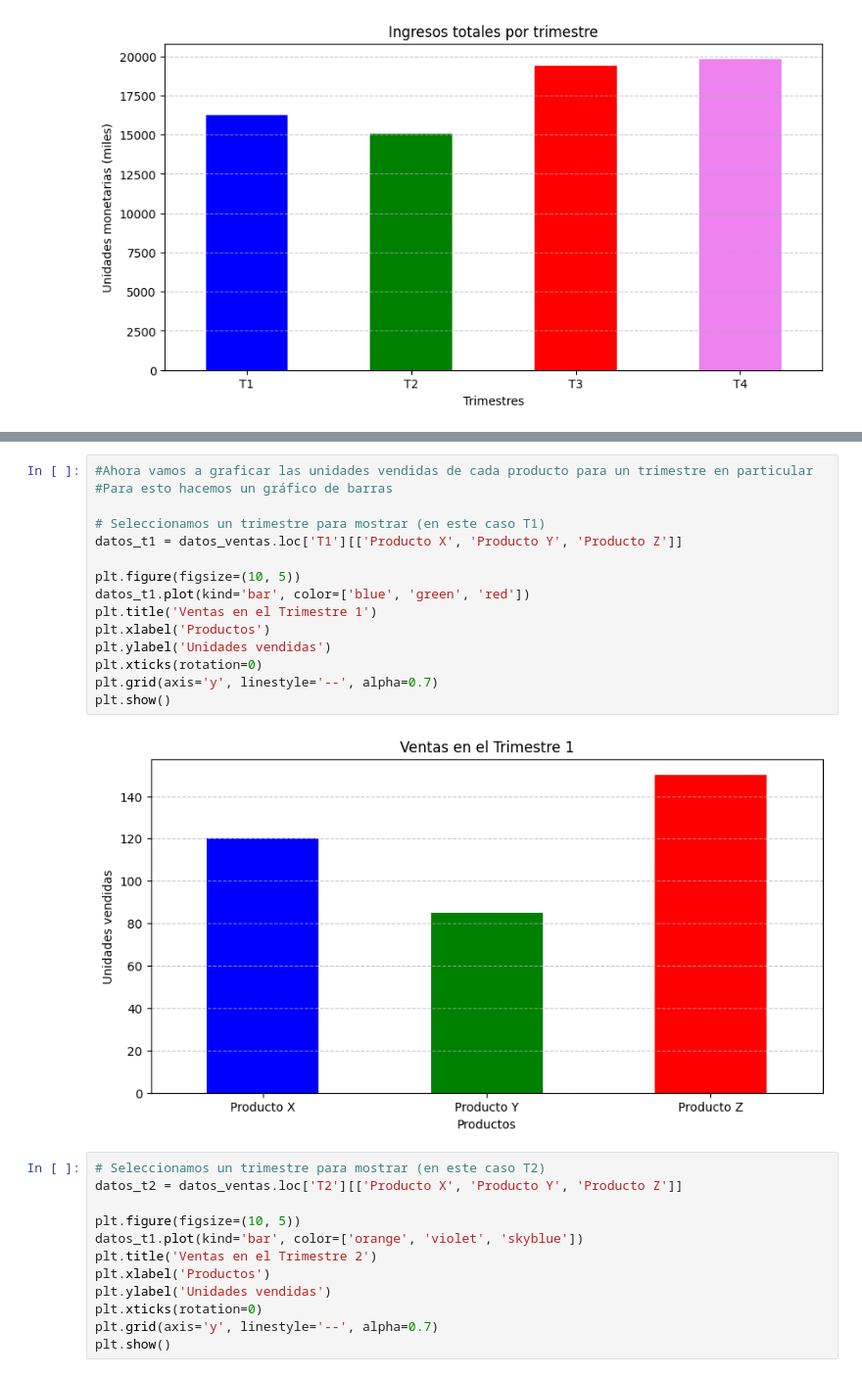
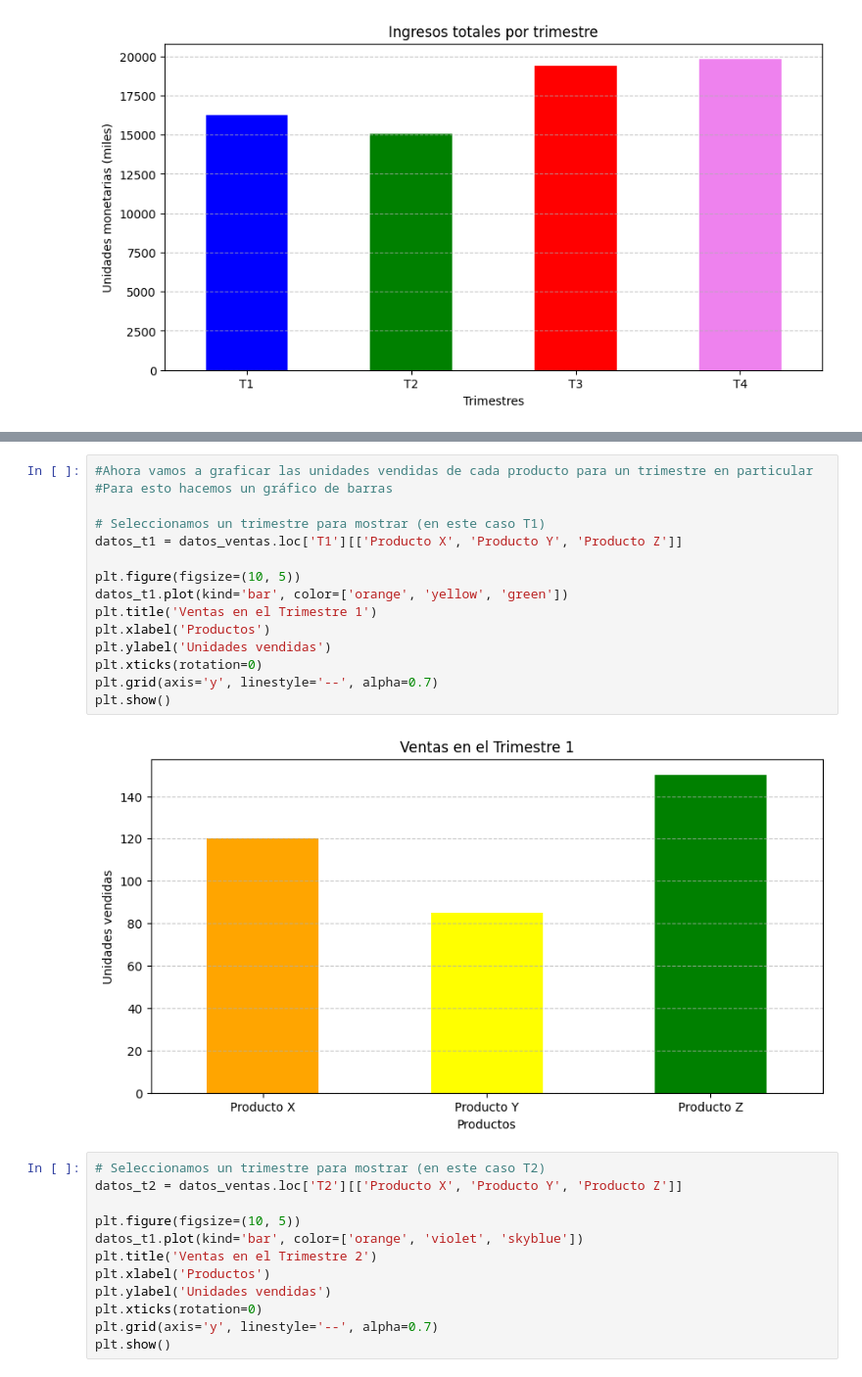
Before and after one commit to Danino99/Laboratorio-de-Metodos-Cuantitativos-Aplicados-a-la-Gestion, a Jupyter notebook: 01_intro_y_datos/clase02.ipynb, the cells around one changed output, grey strips where cells are left out. Shown at 98% size. Cells and saved outputs as stored; diff of their text form.

```diff
--- a/01_intro_y_datos/clase02.ipynb
+++ b/01_intro_y_datos/clase02.ipynb
@@ -312,20 +366,20 @@ plt.show()#pedimos ver el gráfico
 # %%
 #Ahora vamos a graficar las unidades vendidas de cada producto para un trimestre en particular
 #Para esto hacemos un gráfico de barras
 
 # Seleccionamos un trimestre para mostrar (en este caso T1)
 datos_t1 = datos_ventas.loc['T1'][['Producto X', 'Producto Y', 'Producto Z']]
 
 plt.figure(figsize=(10, 5))
-datos_t1.plot(kind='bar', color=['blue', 'green', 'red'])
+datos_t1.plot(kind='bar', color=['orange', 'yellow', 'green'])
 plt.title('Ventas en el Trimestre 1')
 plt.xlabel('Productos')
 plt.ylabel('Unidades vendidas')
 plt.xticks(rotation=0)
 plt.grid(axis='y', linestyle='--', alpha=0.7)
 plt.show()
 # %% [output]
-[figure, old version]
+[figure, new version]
 # %%
 # Seleccionamos un trimestre para mostrar (en este caso T2)
 datos_t2 = datos_ventas.loc['T2'][['Producto X', 'Producto Y', 'Producto Z']]
```
Also changed, not shown: parts of 11 cells of this notebook.
